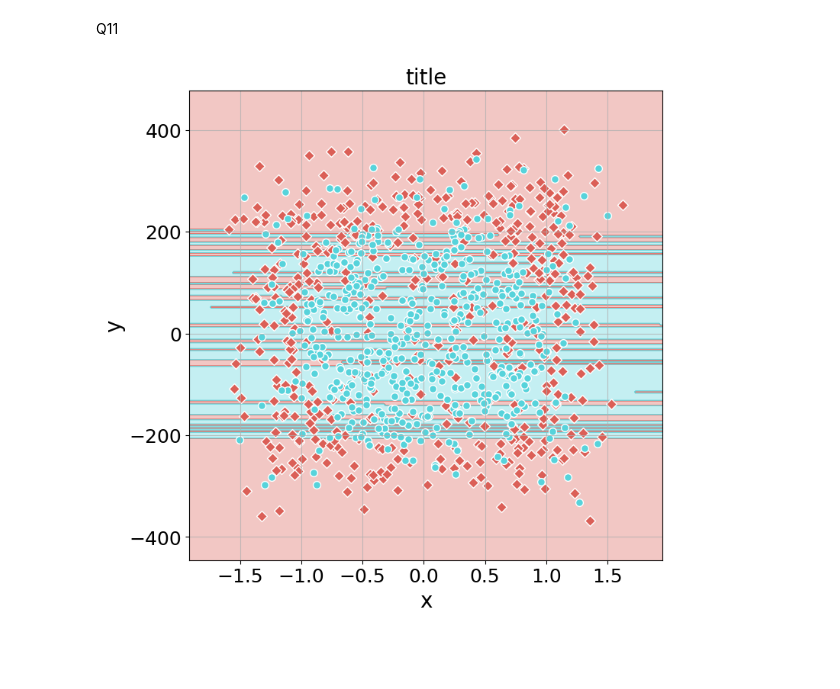
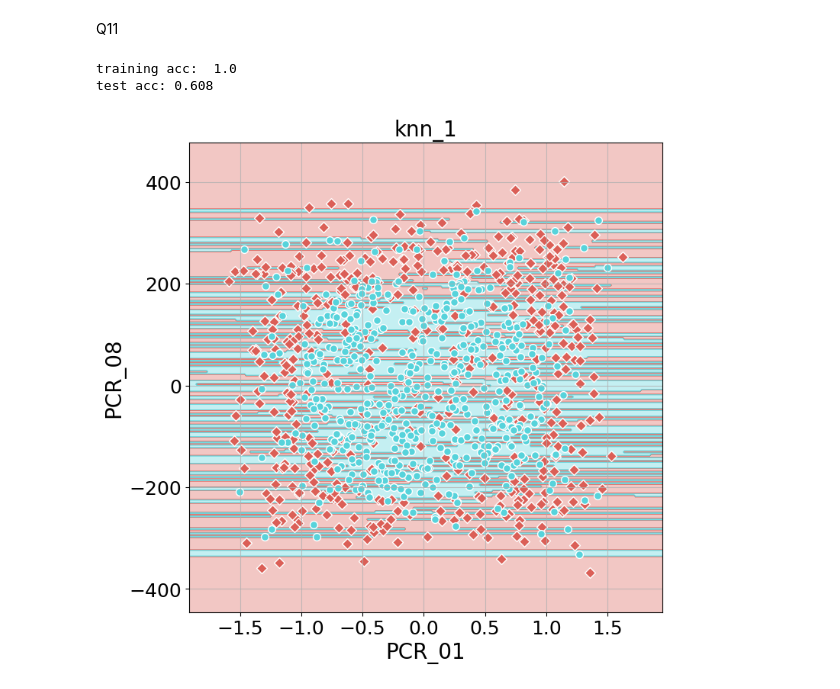
Before and after one commit to Shayshoon/ML_1, a Jupyter notebook: HW1_template.ipynb, the cells around one changed output. Saved outputs shown, nothing was run; the diff lists cells and outputs as text; code cells hidden in the pictures; blank space fills up the shorter version.

```diff
--- a/HW1_template.ipynb
+++ b/HW1_template.ipynb
@@ -287,7 +287,7 @@ class kNN(BaseEstimator, ClassifierMixin):
 
 
   def fit(self, X, y):
-    self.X_train = np.copy(X.values)
+    self.X_train = np.copy(X)
     self.y_train = np.copy(y)
     return self
 
@@ -368,11 +368,16 @@ def visualize_clf(clf, X, Y, title,
 # %% [markdown]
 Q11
 # %%
-h = kNN(10)
-Xtrain = train_df[['PCR_01', 'PCR_08']]
+h = kNN(1)
+Xtrain = np.array(train_df[['PCR_01', 'PCR_08']])
 Ytrain = train_df.spread
+Xtest = np.array(test_df[['PCR_01', 'PCR_08']])
+Ytest = test_df.spread
 h.fit(Xtrain, Ytrain)
-h.score(Xtrain, Ytrain)
-visualize_clf(h, Xtrain, Ytrain, title='title', xlabel='x', ylabel='y')
+print('training acc: ', h.score(Xtrain, Ytrain))
+print('test acc:', h.score(Xtest, Ytest))
+visualize_clf(h, Xtrain, Ytrain, title='knn_1', xlabel='PCR_01', ylabel='PCR_08')
 # %% [output]
+training acc:  1.0
+test acc: 0.608
-[figure, old version]
+[figure, new version]
```
Also changed, not shown: parts of 8 cells of this notebook.
